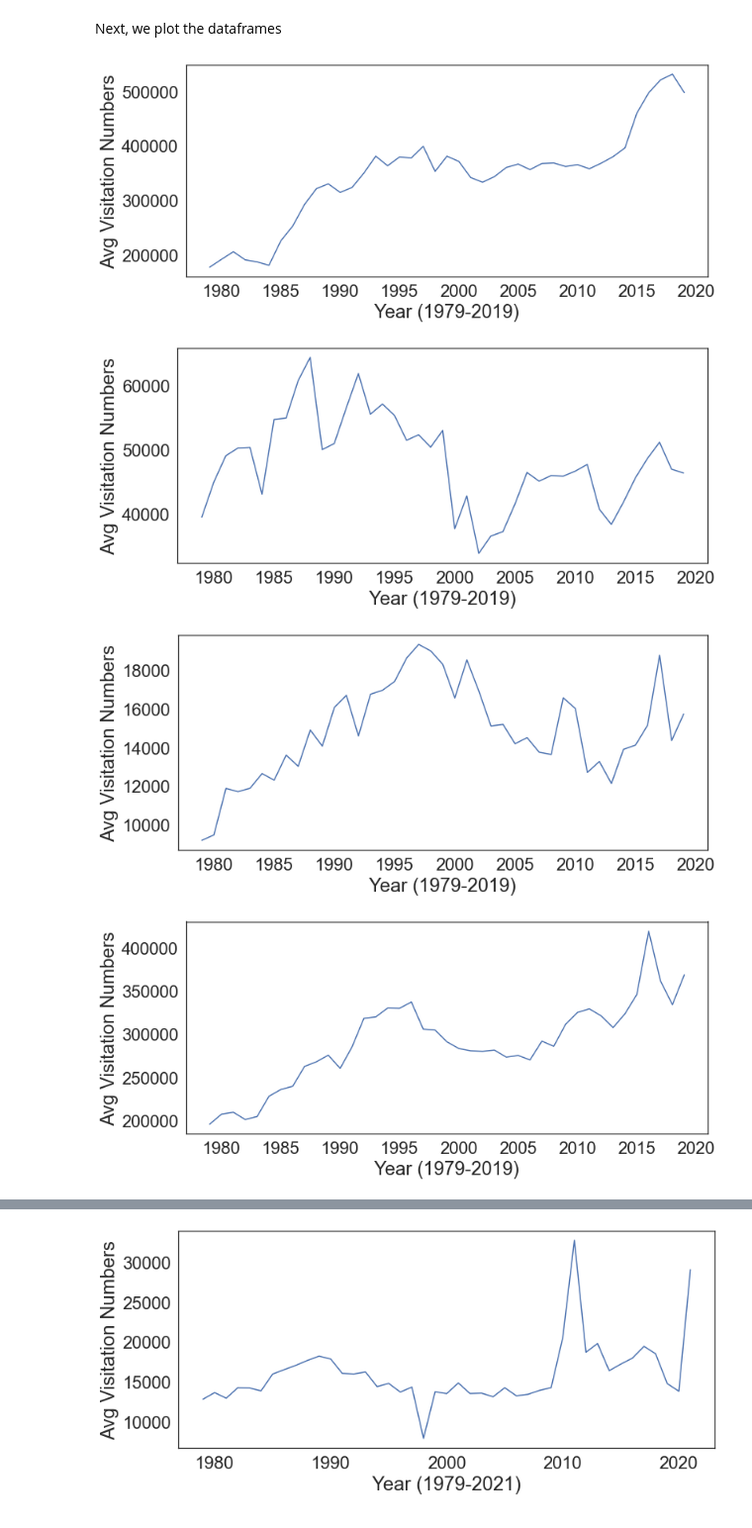
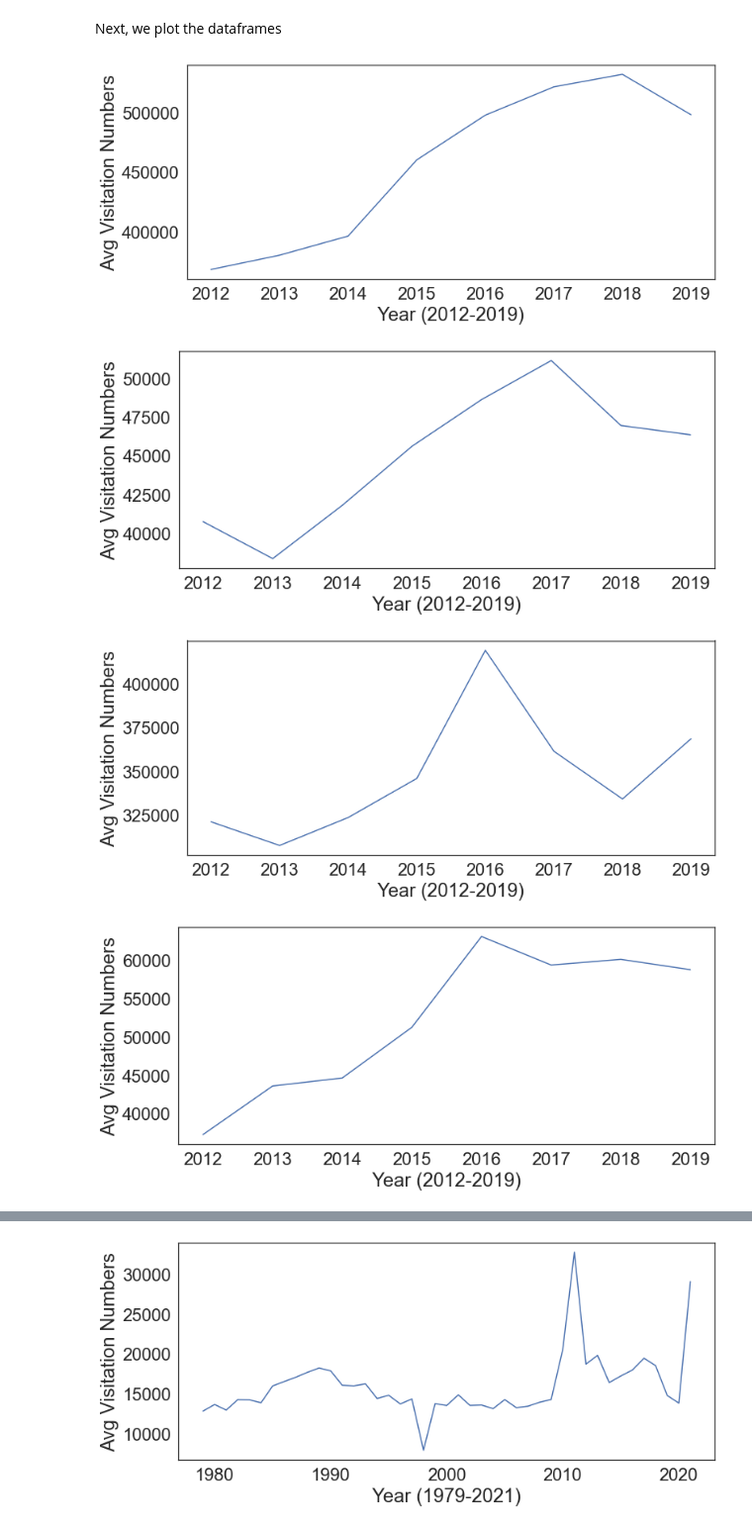
Before and after one commit to mqdhilla/COGS108_Repo, a Jupyter notebook: EDACheckpointGroup043-Wi22.ipynb, the cells around one changed output, grey strips where cells are left out. Shown at 99% size. Drawn from its saved outputs; the diff is of its cells as text; code cells hidden in the pictures.

```diff
--- a/EDACheckpointGroup043-Wi22.ipynb
+++ b/EDACheckpointGroup043-Wi22.ipynb
@@ -342,9 +378,7 @@ To observe average yearly visitation rates of NPs of our choice, we get year dat
 # %%
-# filter out data after 2019
-df_GRCA_79_19 = df_GRCA[df_GRCA['Year'] <= 2019]
-df_MEVE_79_19 = df_MEVE[df_MEVE['Year'] <= 2019]
-df_GUMO_79_19 = df_GUMO[df_GUMO['Year'] <= 2019]
-df_YOSE_79_19 = df_YOSE[df_YOSE['Year'] <= 2019]
-df_CRLA_79_19 = df_CRLA[df_CRLA['Year'] <= 2019]
-df_PINN_79_19 = df_PINN[df_PINN['Year'] <= 2019]
+# filter out data before 2012 and after 2019
+df_GRCA_12_19 = df_GRCA.loc[(df_GRCA['Year'] >= 2012) & (df_GRCA['Year'] <= 2019)]
+df_MEVE_12_19 = df_MEVE.loc[(df_MEVE['Year'] >= 2012) & (df_MEVE['Year'] <= 2019)]
+df_YOSE_12_19 = df_YOSE.loc[(df_YOSE['Year'] >= 2012) & (df_YOSE['Year'] <= 2019)]
+df_CRLA_12_19 = df_CRLA.loc[(df_CRLA['Year'] >= 2012) & (df_CRLA['Year'] <= 2019)]
 # %%
@@ -373,12 +404,10 @@ def yearly_avg(dframe, NP_name):
     return dframe
 
 # store NP names into a list named NPs
-NPs = ['GRCA', 'MEVE', 'GUMO', 'YOSE', 'CRLA', 'PINN']
+NPs = ['GRCA', 'MEVE', 'YOSE', 'CRLA']
 # %%
-df_GRCA_79_19 = yearly_avg(df_GRCA_79_19, NPs[0])
-df_MEVE_79_19 = yearly_avg(df_MEVE_79_19, NPs[1])
-df_GUMO_79_19 = yearly_avg(df_GUMO_79_19, NPs[2])
-df_YOSE_79_19 = yearly_avg(df_YOSE_79_19, NPs[3])
-df_CRLA_79_19 = yearly_avg(df_CRLA_79_19, NPs[4])
-df_PINN_79_19 = yearly_avg(df_PINN_79_19, NPs[5])
+df_GRCA_12_19 = yearly_avg(df_GRCA_12_19, NPs[0])
+df_MEVE_12_19 = yearly_avg(df_MEVE_12_19, NPs[1])
+df_YOSE_12_19 = yearly_avg(df_YOSE_12_19, NPs[2])
+df_CRLA_12_19 = yearly_avg(df_CRLA_12_19, NPs[3])
 # %%
@@ -394,32 +423,30 @@ df_GRCA_79_19.head()
 # %% [markdown]
 Next, we plot the dataframes
 # %%
-# NOTE : Rough, need to customize, might have to use other graphs
-
-plt.plot('Year', 'GRCA Yearly Average Visitation Numbers', data=df_GRCA_79_19)
-plt.xlabel('Year (1979-2019)')
+plt.plot('Year', 'GRCA Yearly Average Visitation Numbers', data=df_GRCA_12_19)
+plt.xlabel('Year (2012-2019)')
 plt.ylabel('Avg Visitation Numbers')
 plt.show()
 # %% [output]
-[figure, old version]
+[figure, new version]
 # %%
-plt.plot('Year', 'MEVE Yearly Average Visitation Numbers', data=df_MEVE_79_19)
-plt.xlabel('Year (1979-2019)')
+plt.plot('Year', 'MEVE Yearly Average Visitation Numbers', data=df_MEVE_12_19)
+plt.xlabel('Year (2012-2019)')
 plt.ylabel('Avg Visitation Numbers')
 plt.show()
 # %% [output]
-[figure, old version]
+[figure, new version]
 # %%
-plt.plot('Year', 'GUMO Yearly Average Visitation Numbers', data=df_GUMO_79_19)
-plt.xlabel('Year (1979-2019)')
+plt.plot('Year', 'YOSE Yearly Average Visitation Numbers', data=df_YOSE_12_19)
+plt.xlabel('Year (2012-2019)')
 plt.ylabel('Avg Visitation Numbers')
 plt.show()
 # %% [output]
-[figure, old version]
+[figure, new version]
 # %%
-plt.plot('Year', 'YOSE Yearly Average Visitation Numbers', data=df_YOSE_79_19)
-plt.xlabel('Year (1979-2019)')
+plt.plot('Year', 'CRLA Yearly Average Visitation Numbers', data=df_CRLA_12_19)
+plt.xlabel('Year (2012-2019)')
 plt.ylabel('Avg Visitation Numbers')
 plt.show()
 # %% [output]
-[figure, old version]
+[figure, new version]
```
Also changed, not shown: parts of 42 cells of this notebook.
